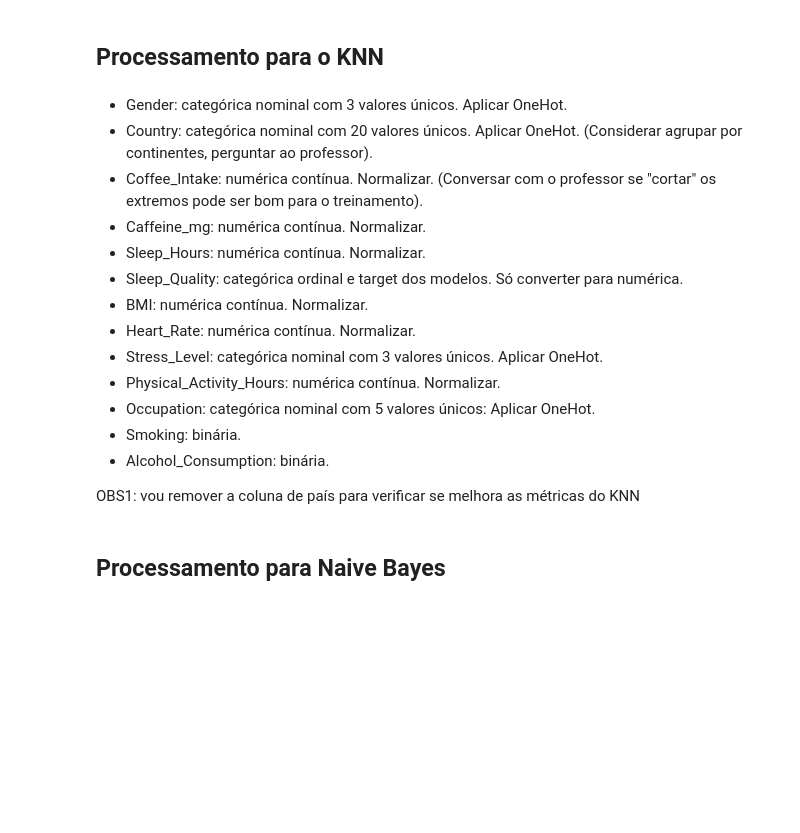
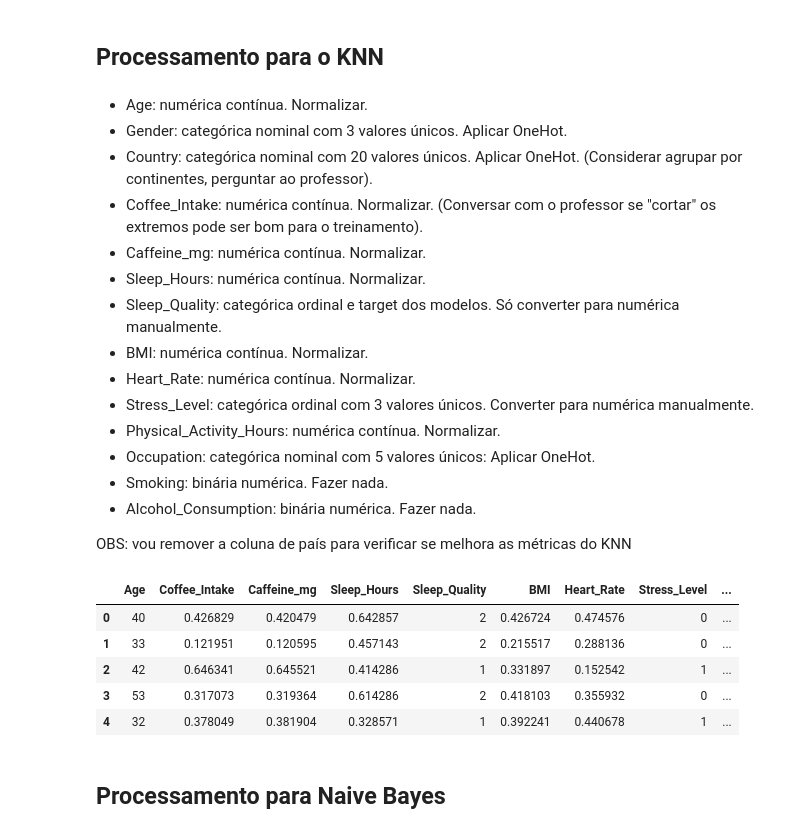
Before and after one commit to zurawskigabriel/T1_Aprendizado_De_Maquina, a Jupyter notebook: main.ipynb, the cells around one changed output. Drawn from its saved outputs; the diff is of its cells as text; code cells hidden in the pictures; blank space fills up the shorter version.

```diff
--- a/main.ipynb
+++ b/main.ipynb
@@ -75,46 +76,62 @@ dataWithoutHealthIssues.head()
 # %% [markdown]
 ## Processamento para o KNN
 # %% [markdown]
+- Age: numérica contínua. Normalizar.
 - Gender: categórica nominal com 3 valores únicos. Aplicar OneHot.
 - Country: categórica nominal com 20 valores únicos. Aplicar OneHot. (Considerar agrupar por continentes, perguntar ao professor).
 - Coffee_Intake: numérica contínua. Normalizar. (Conversar com o professor se "cortar" os extremos pode ser bom para o treinamento).
 - Caffeine_mg: numérica contínua. Normalizar.
 - Sleep_Hours: numérica contínua. Normalizar.
-- Sleep_Quality: categórica ordinal e target dos modelos. Só converter para numérica.
+- Sleep_Quality: categórica ordinal e target dos modelos. Só converter para numérica manualmente.
 - BMI: numérica contínua. Normalizar.
 - Heart_Rate: numérica contínua. Normalizar.
-- Stress_Level: categórica nominal com 3 valores únicos. Aplicar OneHot.
+- Stress_Level: categórica ordinal com 3 valores únicos. Converter para numérica manualmente.
 - Physical_Activity_Hours: numérica contínua. Normalizar.
 - Occupation: categórica nominal com 5 valores únicos: Aplicar OneHot.
-- Smoking: binária.
-- Alcohol_Consumption: binária.
+- Smoking: binária numérica. Fazer nada.
+- Alcohol_Consumption: binária numérica. Fazer nada.
 
-OBS1: vou remover a coluna de país para verificar se melhora as métricas do KNN
+OBS: vou remover a coluna de país para verificar se melhora as métricas do KNN
 # %%
-dataEnconded = dataWithoutHealthIssues.copy()
+dataKNN = dataWithoutHealthIssues.copy()
 
-dataEnconded.drop(columns=['Country'], inplace=True)
+dataKNN.drop(columns=['Country'], inplace=True) # experimento
 
 # OneHot para variáveis categóricas nominais
-# dataEnconded = pd.get_dummies(dataEnconded, columns=['Gender', 'Country', 'Stress_Level', 'Occupation'], drop_first=False, dtype=int)
-dataEnconded = pd.get_dummies(dataEnconded, columns=['Gender', 'Stress_Level', 'Occupation'], drop_first=False, dtype=int)
-
+# dataEnconded = pd.get_dummies(dataEnconded, columns=['Gender', 'Country', 'Occupation'], drop_first=False, dtype=int)
+dataKNN = pd.get_dummies(dataKNN, columns=['Gender', 'Occupation'], drop_first=False, dtype=int) # experimento
 
 # Normalização das variáveis contínuas
 scaler = MinMaxScaler()
 columnsToNormalize = ['Coffee_Intake', 'Caffeine_mg', 'Sleep_Hours', 'BMI', 'Heart_Rate', 'Physical_Activity_Hours']
-dataEnconded[columnsToNormalize] = scaler.fit_transform(dataEnconded[columnsToNormalize])
+dataKNN[columnsToNormalize] = scaler.fit_transform(dataKNN[columnsToNormalize])
 
-# Conversão manual da coluna Sleep_Quality para valores numéricos
+# Conversão manual das colunas ordinais Sleep_Quality e Stress_Level para valores numéricos
 sleepQualityMap = {
     'Poor': 0,
     'Fair': 1,
     'Good': 2,
     'Excellent': 3
 }
 
-dataEnconded['Sleep_Quality'] = dataEnconded['Sleep_Quality'].map(sleepQualityMap)
+stressLevelMap = {
+    'Low': 0,
+    'Medium': 1,
+    'High': 2
+}
 
-dataEnconded.head()
+dataKNN['Sleep_Quality'] = dataKNN['Sleep_Quality'].map(sleepQualityMap)
+dataKNN['Stress_Level'] = dataKNN['Stress_Level'].map(stressLevelMap)
+
+dataKNN.drop(columns=['ID'], inplace=True)
+
+dataKNN.head()
+# %% [output]
+|  | Age | Coffee_Intake | Caffeine_mg | Sleep_Hours | Sleep_Quality | BMI | Heart_Rate | Stress_Level | ... |
+| 0 | 40 | 0.426829 | 0.420479 | 0.642857 | 2 | 0.426724 | 0.474576 | 0 | ... |
+| 1 | 33 | 0.121951 | 0.120595 | 0.457143 | 2 | 0.215517 | 0.288136 | 0 | ... |
+| 2 | 42 | 0.646341 | 0.645521 | 0.414286 | 1 | 0.331897 | 0.152542 | 1 | ... |
+| 3 | 53 | 0.317073 | 0.319364 | 0.614286 | 2 | 0.418103 | 0.355932 | 0 | ... |
+| 4 | 32 | 0.378049 | 0.381904 | 0.328571 | 1 | 0.392241 | 0.440678 | 1 | ... |
 # %%
 # divide o dataset em treino, validacao e teste
```
Also changed, not shown: parts of 38 cells of this notebook, 6 other files.
